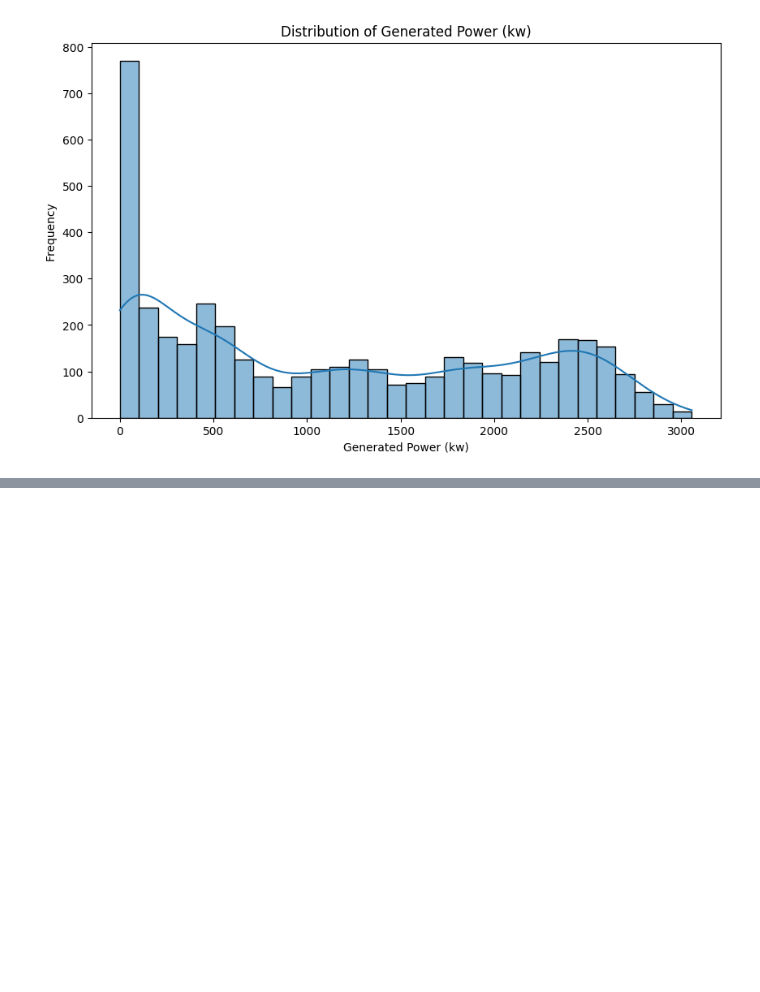
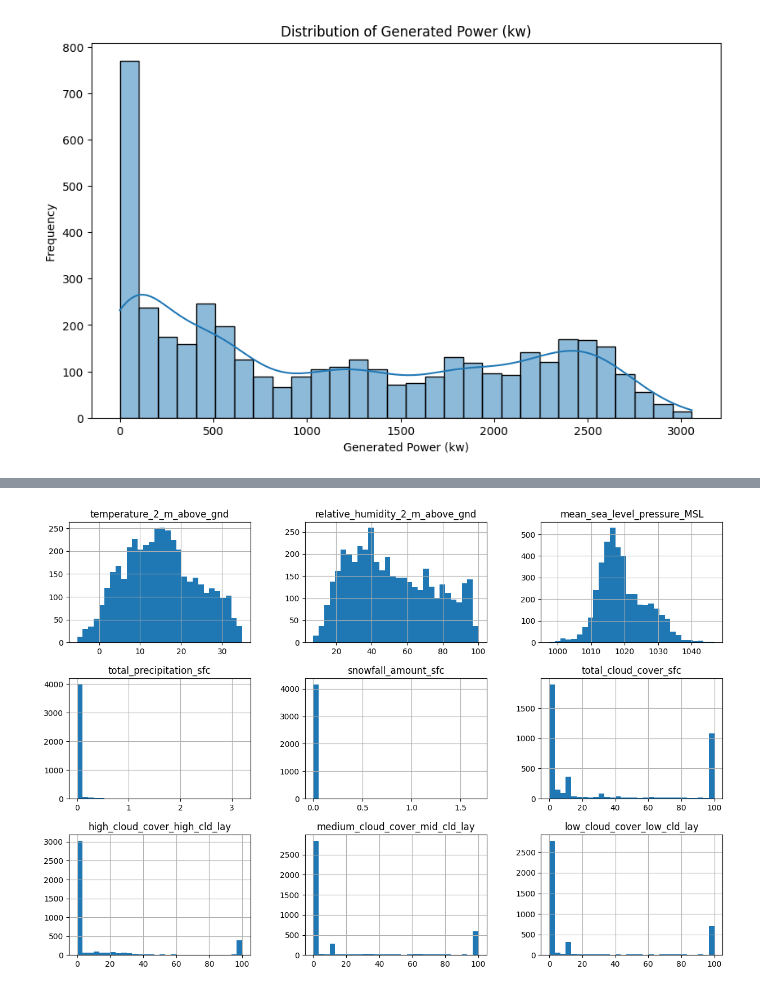
Before and after one commit to SrujanWaghchoude09/Week-1, a Jupyter notebook: solarpowerprediction.ipynb, the cells around one changed output, grey strips where cells are left out. Cells and saved outputs as stored; diff of their text form; code cells hidden in the pictures; blank space fills up the shorter version.

```diff
--- a/solarpowerprediction.ipynb
+++ b/solarpowerprediction.ipynb
@@ -141,0 +165,6 @@ plt.show()
+# %%
+# Histogram
+df[df.columns[:9]].hist(bins=30, figsize=(15,10))
+plt.show()
+# %% [output]
+[figure, added]
```
Also changed, not shown: parts of 9 cells of this notebook.
